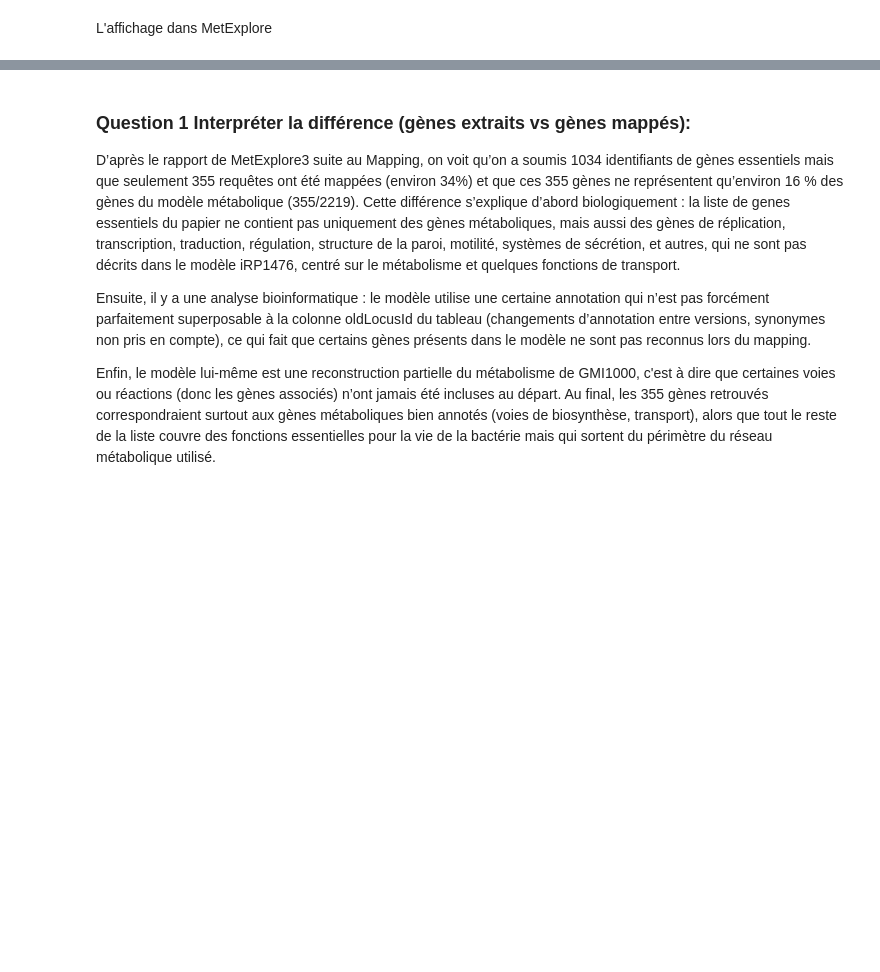
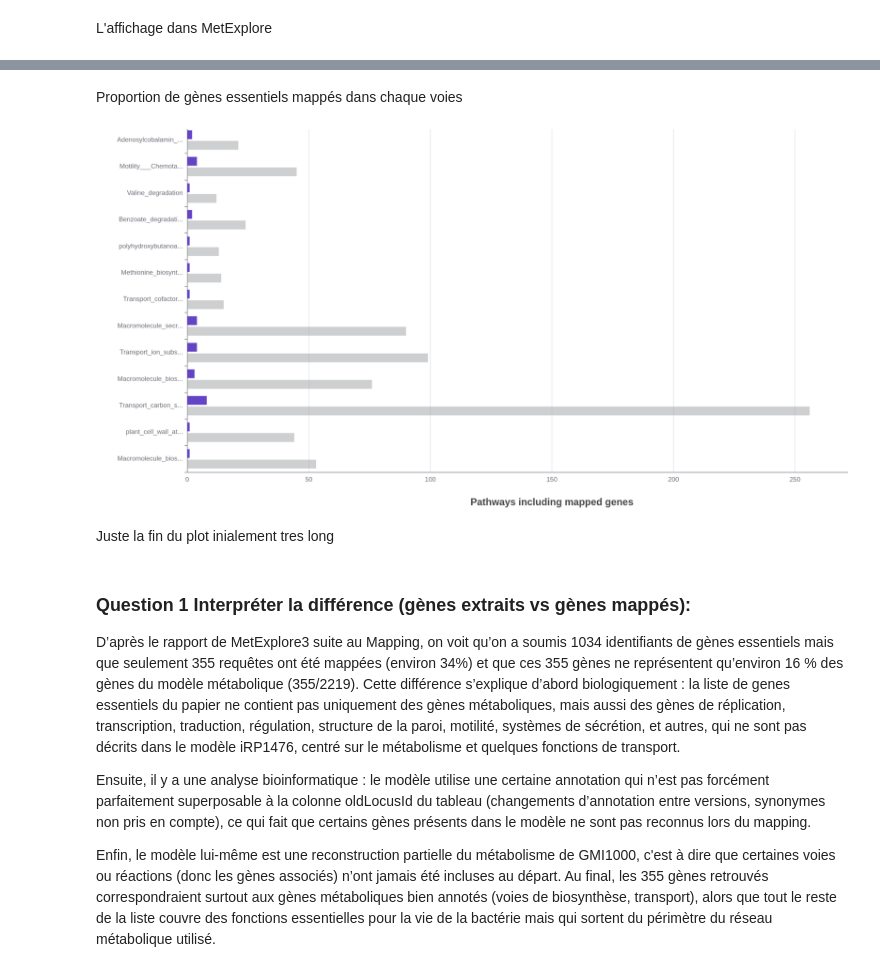
Before and after one commit to HHyacinthe/Partie-IV-Projet-Metabolomique, a Jupyter notebook: Partie4.ipynb, the cells around one changed output, grey strips where cells are left out. Cells and saved outputs as stored; diff of their text form; code cells hidden in the pictures; blank space fills up the shorter version.

```diff
--- a/Partie4.ipynb
+++ b/Partie4.ipynb
@@ -59,3 +57,12 @@ juste la fin du plot inialement tres long
+# %% [markdown]
+Proportion de gènes essentiels mappés dans chaque voies
+# %%
+from IPython.display import Image
+Image(filename="mapping_GMI_1000_plot_end.png")
+# %% [output]
+[figure, added]
+# %% [markdown]
+Juste la fin du plot inialement tres long
 # %% [markdown]
 ### Question 1 Interpréter la différence (gènes extraits vs gènes mappés):
 
```
Also changed, not shown: parts of 3 cells of this notebook.
